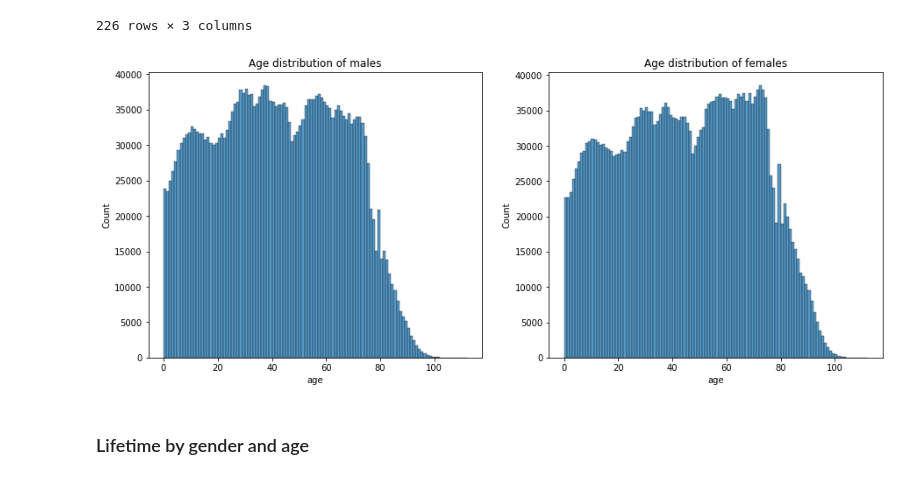
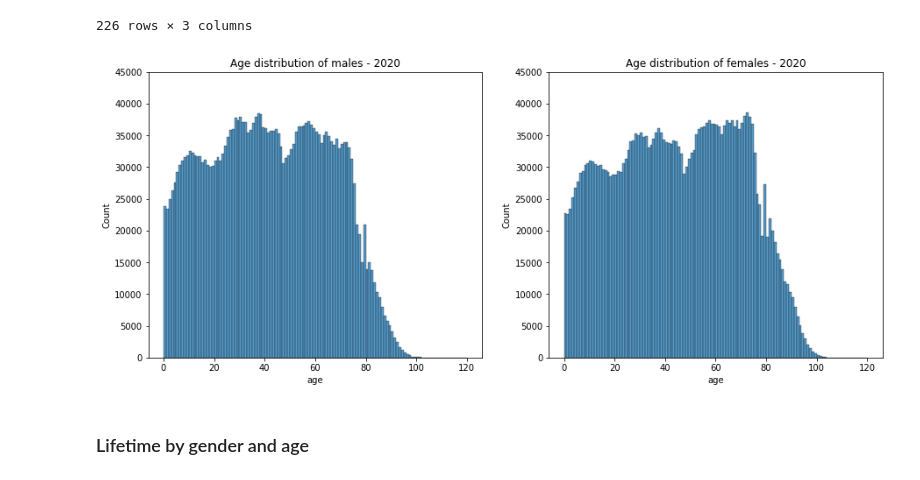
Before and after one commit to skupsala/population-simulation, a Jupyter notebook: notebooks/simulation.ipynb, the cells around one changed output. Cells and saved outputs as stored; diff of their text form; code cells hidden in the pictures.

```diff
--- a/notebooks/simulation.ipynb
+++ b/notebooks/simulation.ipynb
@@ -32,10 +33,13 @@ ko. tilastosta on käytetty vuotta 2020
 # %%
 SEXES = [0, 1] # 0 = male, 1 = female
 MAX_AGE = 120
+
+DATA_DIR = os.path.join(os.pardir, 'data')
+IMAGE_DIR = os.path.join(os.pardir, 'images')
 # %% [markdown]
 ### Population by age and gender
 # %%
-stats_population_df = pd.read_csv(os.path.join(os.pardir, 'data', '004_11rd_2020_20220319-004320.csv'), encoding='iso-8859-1', skiprows=2, delimiter=";")
+stats_population_df = pd.read_csv(os.path.join(DATA_DIR, '004_11rd_2020_20220319-004320.csv'), encoding='iso-8859-1', skiprows=2, delimiter=";")
 
 def tilastokeskus_transform_population_dataframe(df):
     df['sex'] = df['Sukupuoli'].apply(lambda x: 1 if x == 'Miehet' else 0)
@@ -60,23 +64,32 @@ tilastokeskus_transform_population_dataframe(stats_population_df)
 | 225 | 112 | 0 | 0 |
 226 rows × 3 columns
 # %%
-def plot_population_age_distributions_by_sex(df, year=None, aggregated=True):
+def plot_population_age_distributions_by_sex(df, year=None, aggregated=True, save_with_filename=None):
     a4_dims = (15, 6)
     fig, ax = plt.subplots(1, 2, figsize=a4_dims)
+    for a in ax:
+        a.set_ylim(top=45000)
     if not aggregated:
         df = df.groupby(['sex', 'age']).size().reset_index(name='population_count')
     males = df[df['sex'] == 1]
     females = df[df['sex'] == 0]
-    mp = sns.histplot(x=males['age'], weights=males['population_count'], binwidth=1, ax=ax[0])
+    mp = sns.histplot(x=males['age'], weights=males['population_count'], binrange=(0, MAX_AGE), binwidth=1, ax=ax[0])
     mp.set_title(f"Age distribution of males{' - {}'.format(year) if year else ''}")
-    fp = sns.histplot(x=females['age'], weights=females['population_count'], binwidth=1, ax=ax[1])
+    fp = sns.histplot(x=females['age'], weights=females['population_count'],  binrange=(0, MAX_AGE), binwidth=1, ax=ax[1])
     fp.set_title(f"Age distribution of females{' - {}'.format(year) if year else ''}")
+
+    if save_with_filename:
+        filepath = os.path.join(IMAGE_DIR, save_with_filename)
+        if os.path.exists(filepath):
+            raise Exception(f"Image {save_with_filename} already exists")
+        plt.savefig(filepath)
+
     fig.show()
 
 
-plot_population_age_distributions_by_sex(stats_population_df)
+plot_population_age_distributions_by_sex(stats_population_df, year=2020, save_with_filename="age_by_sex_distribution_2020.png")
 # %% [output]
-[figure, old version]
+[figure, new version]
 # %% [markdown]
 ### Lifetime by gender and age
 # %%
```
Also changed, not shown: parts of 12 cells of this notebook, 2 other files.
